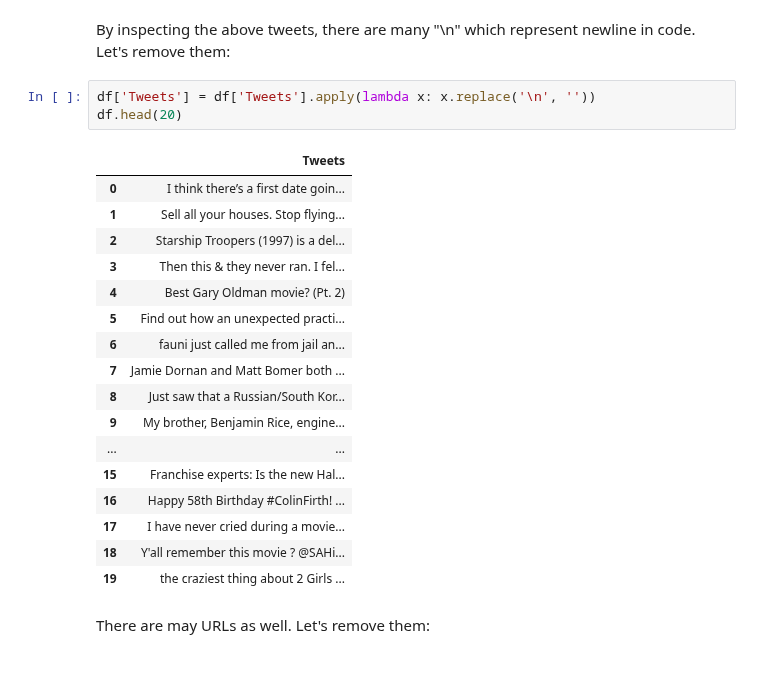
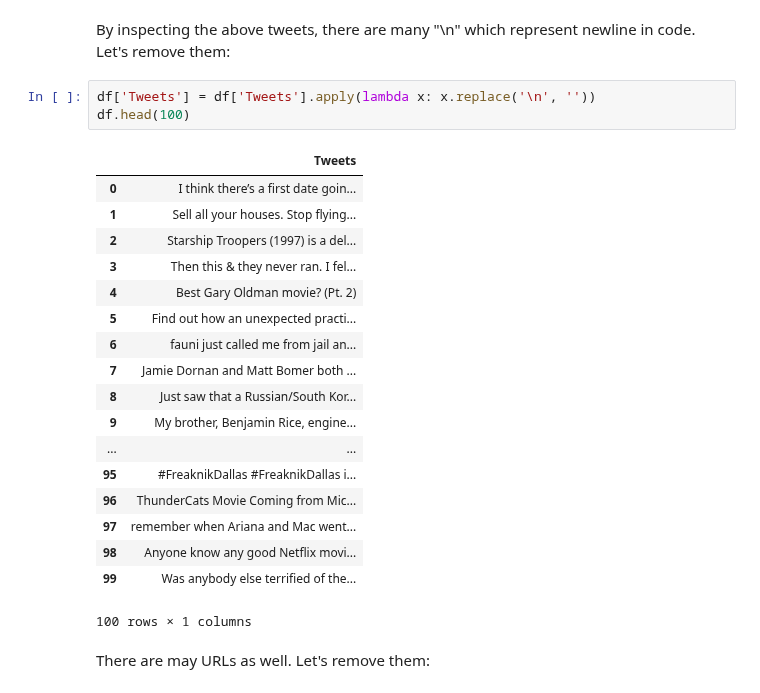
Before and after one commit to nicolechao/springboard-data-science, a Jupyter notebook: Capstone 2/Data Wrangling/data_wrangling.ipynb, the cells around one changed output. Cells and saved outputs as stored; diff of their text form.

```diff
--- a/Capstone 2/Data Wrangling/data_wrangling.ipynb
+++ b/Capstone 2/Data Wrangling/data_wrangling.ipynb
@@ -57,25 +58,26 @@ memory usage: 117.3+ KB
 By inspecting the above tweets, there are many "\n" which represent newline in code. Let's remove them:
 # %%
 df['Tweets'] = df['Tweets'].apply(lambda x: x.replace('\n', ''))
-df.head(20)
+df.head(100)
 # %% [output]
 |  | Tweets |
 | 0 | I think there’s a first date goin... |
 | 1 | Sell all your houses. Stop flying... |
 | 2 | Starship Troopers (1997) is a del... |
 | 3 | Then this & they never ran. I fel... |
 | 4 | Best Gary Oldman movie? (Pt. 2) |
 | 5 | Find out how an unexpected practi... |
 | 6 | fauni just called me from jail an... |
 | 7 | Jamie Dornan and Matt Bomer both ... |
 | 8 | Just saw that a Russian/South Kor... |
 | 9 | My brother, Benjamin Rice, engine... |
 | ... | ... |
-| 15 | Franchise experts: Is the new Hal... |
-| 16 | Happy 58th Birthday #ColinFirth! ... |
-| 17 | I have never cried during a movie... |
-| 18 | Y'all remember this movie ? @SAHi... |
-| 19 | the craziest thing about 2 Girls ... |
+| 95 | #FreaknikDallas #FreaknikDallas i... |
+| 96 | ThunderCats Movie Coming from Mic... |
+| 97 | remember when Ariana and Mac went... |
+| 98 | Anyone know any good Netflix movi... |
+| 99 | Was anybody else terrified of the... |
+100 rows × 1 columns
 # %% [markdown]
 There are may URLs as well. Let's remove them:
 # %%
```
Also changed, not shown: parts of 2 cells of this notebook.
